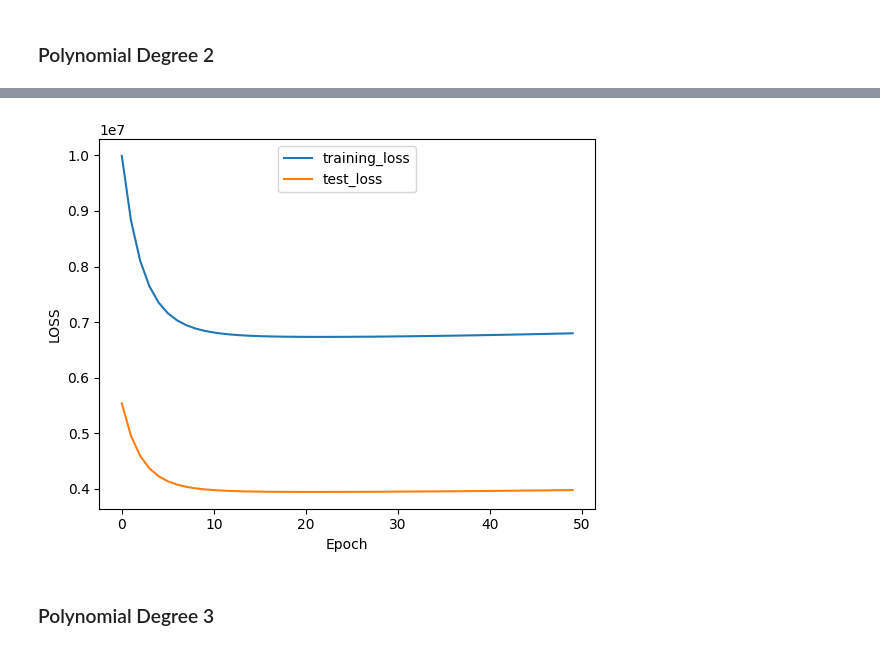
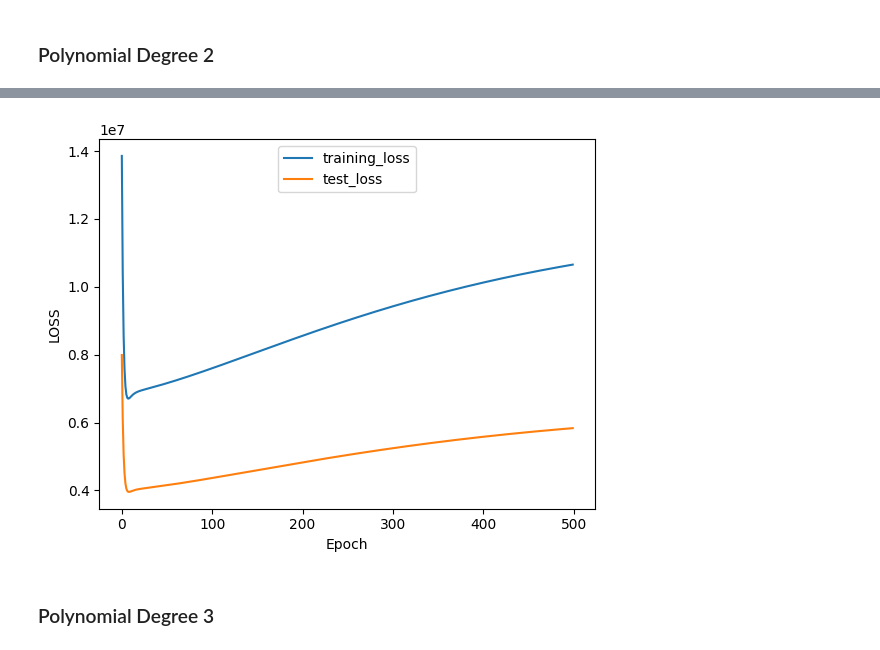
Before and after one commit to narendra974/AIMLOPS_IISC, a Jupyter notebook: Assignment_1.ipynb, the cells around one changed output, grey strips where cells are left out. Saved outputs shown, nothing was run; the diff lists cells and outputs as text; code cells hidden in the pictures.

```diff
--- a/Assignment_1.ipynb
+++ b/Assignment_1.ipynb
@@ -282,7 +282,7 @@ def draw(loss_train, loss_test):
 ##Y1_test = Y1_test[:4]
 
 degree = 2
-epoch = 50
+epoch = 500
 learning_rate = 0.0001
 variables, loss_train, loss_test = train(X1_train, X1_test, degree, epoch, learning_rate)
 
@@ -309,4 +309,4 @@ r_square_cofficent : 0.23812858406017579
-[figure, old version]
+[figure, new version]
 # %% [markdown]
 ### Polynomial Degree 3
 # %%
```
Also changed, not shown: parts of 3 cells of this notebook.
